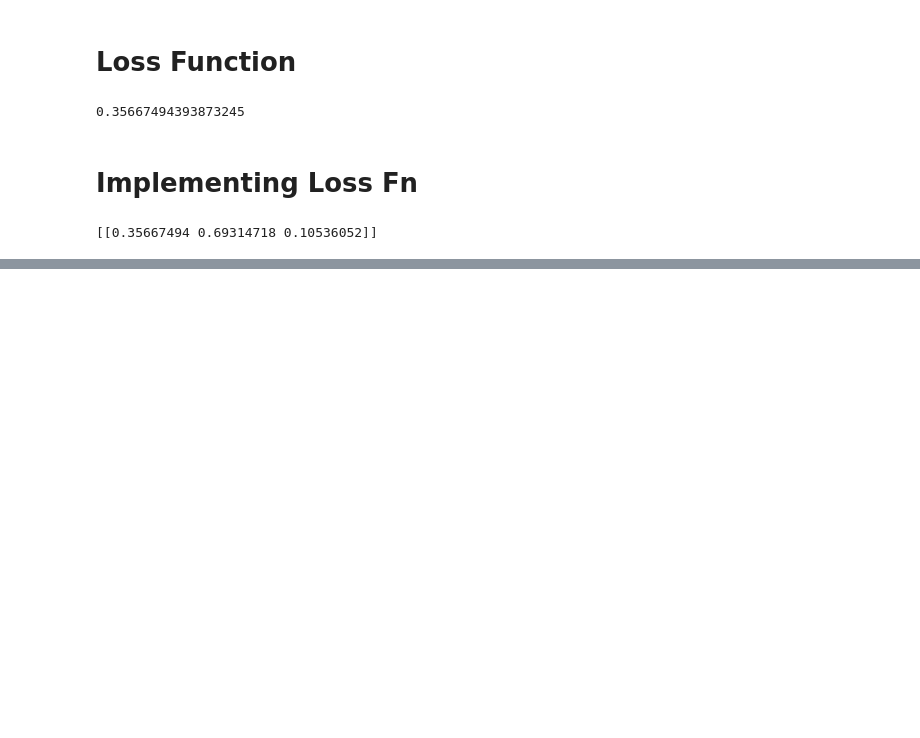
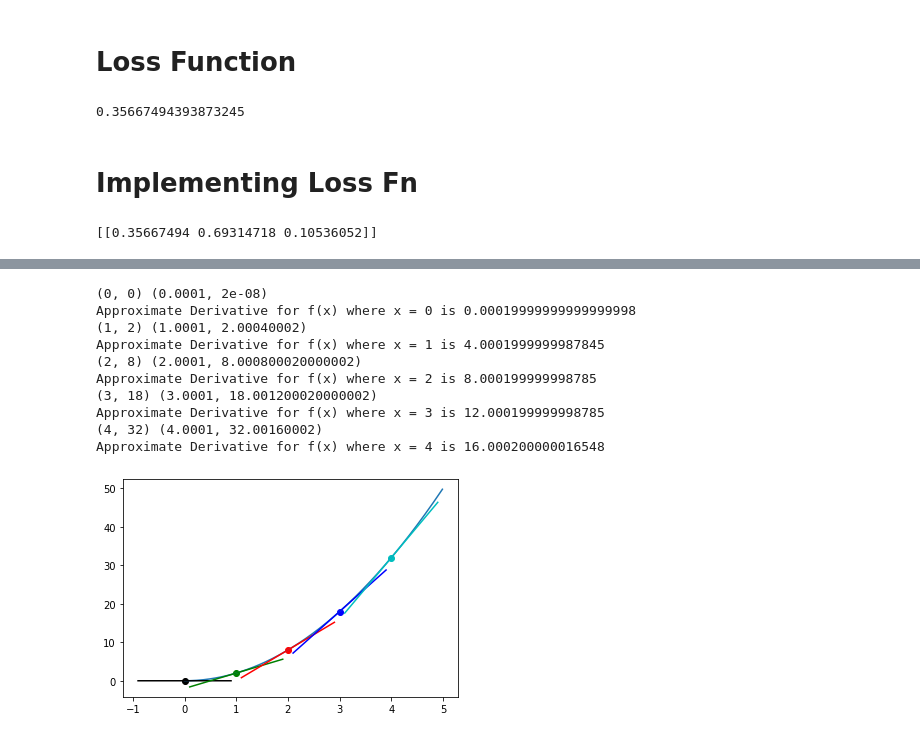
Before and after one commit to abhaysaxena1904/Practice, a Jupyter notebook: NeuralNetworks_From_Scratch.ipynb, the cells around one changed output, grey strips where cells are left out. Saved outputs shown, nothing was run; the diff lists cells and outputs as text; code cells hidden in the pictures; blank space fills up the shorter version.

```diff
--- a/NeuralNetworks_From_Scratch.ipynb
+++ b/NeuralNetworks_From_Scratch.ipynb
@@ -398,0 +568,49 @@ class loss_CategoricalCrossEntropy(Loss):
+# %%
+# Derivative
+
+def f(x):
+  return 2*x**2
+
+x = np.arange(0, 5, 0.01)
+y = f(x)
+plt.plot(x, y)
+
+colors = ['k','g','r','b','c']
+
+def approx_tangent_line(x, approx_derivative, b):
+  return approx_derivative*x + b
+
+for i in range(5):
+
+  p2_delta = 0.0001
+  x1 = i
+  x2 = x1 + p2_delta
+  y1 = f(x1)
+  y2 = f(x2)
+
+  print((x1, y1),(x2, y2))
+  approx_derivative = (y2-y1)/(x2-x1)
+  b = y2 - approx_derivative*x2
+
+  to_plot = [x1-0.9, x1, x1+0.9]
+  plt.scatter(x1, y1, c= colors[i])
+  plt.plot(to_plot, [approx_tangent_line(point,approx_derivative, b)
+          for point in to_plot],
+           c= colors[i])
+
+  print('Approximate Derivative for f(x)',
+        f'where x = {x1} is {approx_derivative}' )
+
+plt.show()
+# %% [output]
+(0, 0) (0.0001, 2e-08)
+Approximate Derivative for f(x) where x = 0 is 0.00019999999999999998
+(1, 2) (1.0001, 2.00040002)
+Approximate Derivative for f(x) where x = 1 is 4.0001999999987845
+(2, 8) (2.0001, 8.000800020000002)
+Approximate Derivative for f(x) where x = 2 is 8.000199999998785
+(3, 18) (3.0001, 18.001200020000002)
+Approximate Derivative for f(x) where x = 3 is 12.000199999998785
+(4, 32) (4.0001, 32.00160002)
+Approximate Derivative for f(x) where x = 4 is 16.000200000016548
+[figure, added]
```
Also changed, not shown: parts of 16 cells of this notebook.
